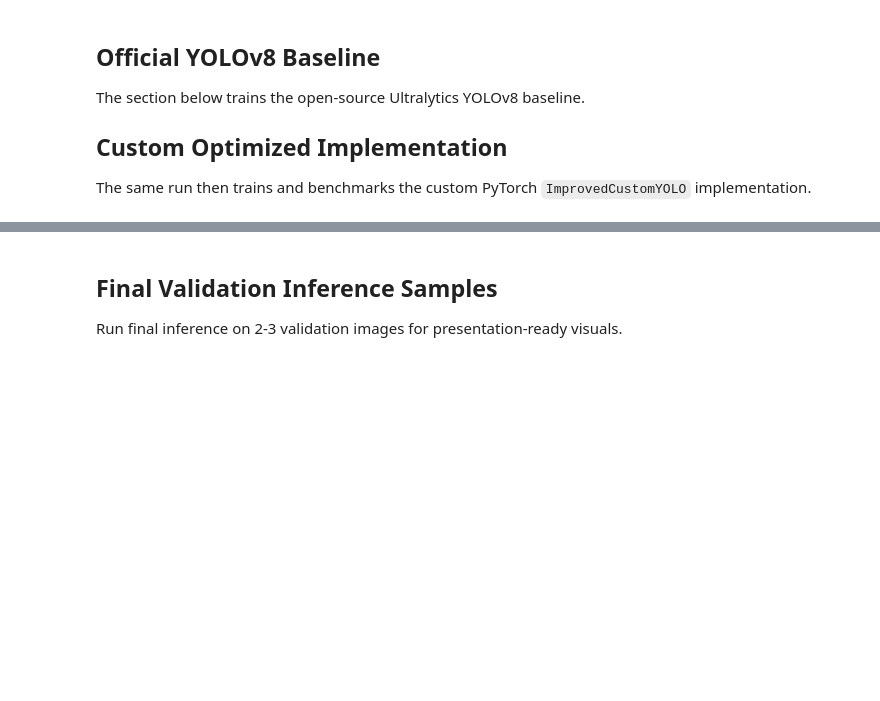
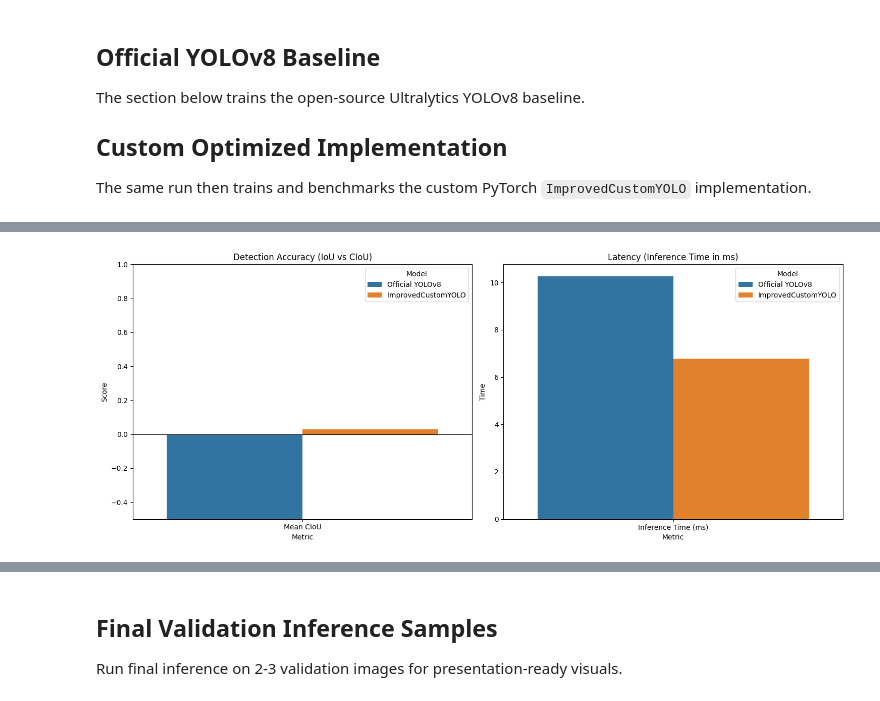
Before and after one commit to RRRRRRL/CarPlate, a Jupyter notebook: CarPlate_Colab_Pipeline.ipynb, the cells around one changed output, grey strips where cells are left out. Saved outputs shown, nothing was run; the diff lists cells and outputs as text; code cells hidden in the pictures; blank space fills up the shorter version.

```diff
--- a/CarPlate_Colab_Pipeline.ipynb
+++ b/CarPlate_Colab_Pipeline.ipynb
@@ -593,0 +597,38 @@ compare_models(
+# %%
+import pandas as pd
+import matplotlib.pyplot as plt
+import seaborn as sns
+import os
+
+def visualize_comparison(csv_path='runs/comparison/performance_comparison.csv'):
+    if not os.path.exists(csv_path):
+        print(f"Comparison file not found at {csv_path}. Please run the 'run-pipeline' cell first.")
+        return
+
+    df_comp = pd.read_csv(csv_path)
+    df_comp['Official YOLOv8'] = pd.to_numeric(df_comp['Official YOLOv8'])
+    df_comp['ImprovedCustomYOLO'] = pd.to_numeric(df_comp['ImprovedCustomYOLO'])
+
+    fig, axes = plt.subplots(1, 2, figsize=(15, 6))
+
+    # Plot 1: Accuracy Metrics (IoU & CIoU)
+    acc_metrics = ['Mean IoU', 'Mean CIoU']
+    acc_data = df_comp[df_comp['Metric'].isin(acc_metrics)]
+    sns.barplot(data=pd.melt(acc_data, id_vars=['Metric'], var_name='Model', value_name='Score'),
+                x='Metric', y='Score', hue='Model', ax=axes[0])
+    axes[0].set_title('Detection Accuracy (IoU vs CIoU)')
+    axes[0].set_ylim(-0.5, 1.0)
+    axes[0].axhline(0, color='black', linewidth=0.8)
+
+    # Plot 2: Inference Time
+    latency_data = df_comp[df_comp['Metric'] == 'Inference Time (ms)']
+    sns.barplot(data=pd.melt(latency_data, id_vars=['Metric'], var_name='Model', value_name='Time'),
+                x='Metric', y='Time', hue='Model', ax=axes[1])
+    axes[1].set_title('Latency (Inference Time in ms)')
+
+    plt.tight_layout()
+    plt.show()
+
+visualize_comparison()
+# %% [output]
+[figure, added]
```
Also changed, not shown: parts of 11 cells of this notebook.
